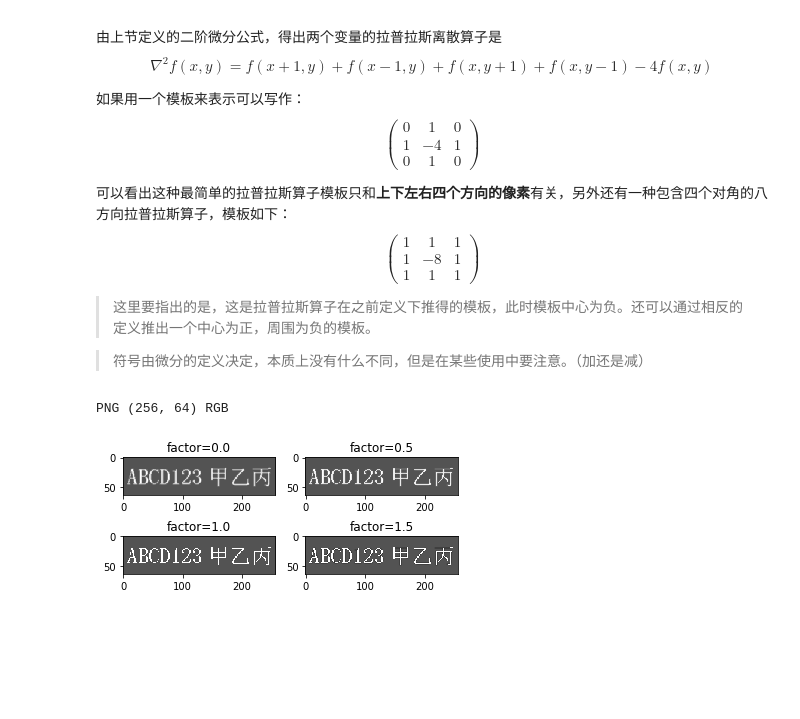
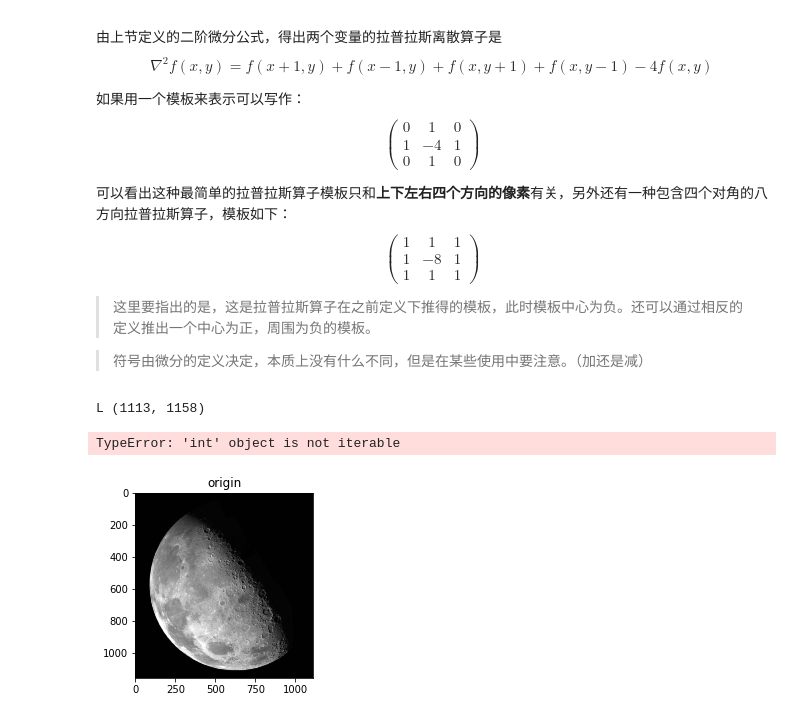
Before and after one commit to KelvinQAQ/Jupyter-Notebooks, a Jupyter notebook: Image Processing/空间滤波器.ipynb, the cells around one changed output. Drawn from its saved outputs; the diff is of its cells as text; code cells hidden in the pictures; blank space fills up the shorter version.

```diff
--- a/Image Processing/空间滤波器.ipynb
+++ b/Image Processing/空间滤波器.ipynb
@@ -50,29 +50,49 @@ $$\left(
 > 这里要指出的是，这是拉普拉斯算子在之前定义下推得的模板，此时模板中心为负。还可以通过相反的定义推出一个中心为正，周围为负的模板。
 
 > 符号由微分的定义决定，本质上没有什么不同，但是在某些使用中要注意。（加还是减）
-# %%
-from PIL import Image
-from PIL import ImageFilter
-from PIL import ImageEnhance
-
-import matplotlib.pyplot as plt
-import numpy as np
-
-img = Image.open('images/text.png')
-print(img.format, img.size, img.mode)
-enhancer = ImageEnhance.Sharpness(img)
-
-plt.subplots_adjust(left=0.125, right=0.9, bottom=0.1, top=0.6)
-
-for i in range(4):
-    factor = i / 2.0
-    im = enhancer.enhance(factor)
-    plt.subplot(2, 2, i+1)
-    plt.imshow(np.array(im))
-    plt.title('factor=%.1f' % (factor, ))
-# %% [output]
-PNG (256, 64) RGB
-[figure, removed]
+# %%
+from PIL import Image
+from filter import filter
+import matplotlib.pyplot as plt
+import numpy as np
+
+
+img = Image.open('images/moon1.png')        # 读取图像
+print(img.mode, img.size)                   # 打印图像的颜色模式和尺寸信息
+img_data = np.array(img)                    # 将图像像素数据单独提取出来
+
+plt.subplots_adjust(left=0.1, right=1.5)
+
+plt.subplot(131)
+plt.imshow(img_data, cmap='gray')           # 绘制原始图像
+plt.title('origin')
+
+# template = np.array([[-1, -1, -1], [-1, 8, -1], [-1, -1, -1]])   # 定义滤波器模板
+
+template = [-1, -1, -1, -1, 8, -1, -1, -1, -1]
+
+img_out = filter(template, img_data)
+
+# 滤波操作
+# img_out = np.zeros(img.size, dtype='i').T
+# for i in range(img.size[0]):
+#     for j in range(img.size[1]):
+#         try:
+#             img_out[i, j] = np.sum(template * img_data[i-1:i+2, j-1:j+2])
+#         except:
+#             pass
+# print(img_out)
+plt.subplot(132)
+plt.imshow(img_out, cmap='gray')            # 绘制滤波后的图像
+plt.title('filted')
+
+plt.subplot(133)
+plt.imshow(img_out + img_data, cmap='gray') # 绘制锐化后的图像
+plt.title('sharpened')
+# %% [output]
+L (1113, 1158)
+TypeError: 'int' object is not iterable
+[figure, added]
 # %% [markdown]
 ### 3.6.3 非锐化掩蔽（Unsharpening Mask）和高提升滤波（High Profile Information Filtering）
 
```
Also changed, not shown: parts of 3 cells of this notebook, 2 other files.
